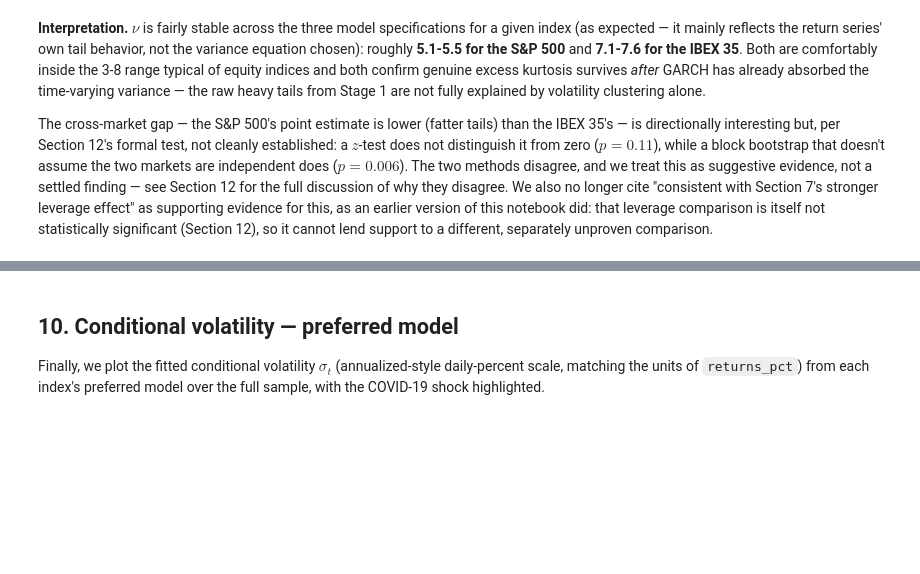
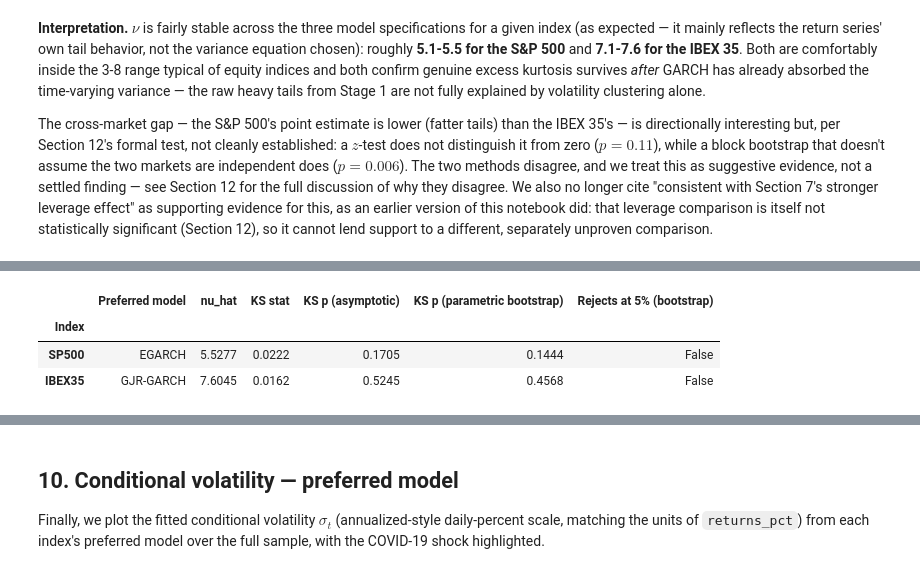
Before and after one commit to MLEIV90/ibex-garch-risk, a Jupyter notebook: notebooks/03_garch_family.ipynb, the cells around one changed output, grey strips where cells are left out. Saved outputs shown, nothing was run; the diff lists cells and outputs as text; code cells hidden in the pictures; blank space fills up the shorter version.

```diff
--- a/notebooks/03_garch_family.ipynb
+++ b/notebooks/03_garch_family.ipynb
@@ -508,3 +554,51 @@ diagnostics_df.round(4)
+# %%
+from scipy.optimize import minimize_scalar
+
+
+def std_t_nll(nu, data):
+    """Negative log-likelihood of the variance-standardized Student-t."""
+    c = np.sqrt((nu - 2) / nu)
+    return -np.sum(stats.t.logpdf(data / c, df=nu) - np.log(c))
+
+
+def fit_std_t_nu(data, bounds=(2.05, 60)):
+    return minimize_scalar(std_t_nll, bounds=bounds, args=(data,), method="bounded").x
+
+
+N_BOOT_KS = 2_000
+KS_BOOT_SEED = 20260717
+
+ks_boot_rows = []
+for idx, model in preferred.items():
+    res = results[(idx, model)]
+    std_resid = res.std_resid.dropna().values
+    n_obs = len(std_resid)
+    nu_hat = res.params["nu"]
+    c_hat = np.sqrt((nu_hat - 2) / nu_hat)
+    ks_obs = stats.kstest(std_resid, lambda x: std_t_cdf(x, nu_hat)).statistic
+
+    rng = np.random.default_rng(KS_BOOT_SEED)
+    boot_ks = np.empty(N_BOOT_KS)
+    for b in range(N_BOOT_KS):
+        sim = stats.t.rvs(df=nu_hat, size=n_obs, random_state=rng) * c_hat
+        nu_sim = fit_std_t_nu(sim)
+        boot_ks[b] = stats.kstest(sim, lambda x: std_t_cdf(x, nu_sim)).statistic
+
+    p_boot = (np.sum(boot_ks >= ks_obs) + 1) / (N_BOOT_KS + 1)
+    ks_boot_rows.append({
+        "Index": idx, "Preferred model": model, "nu_hat": nu_hat,
+        "KS stat": ks_obs, "KS p (asymptotic)": diagnostics_df.loc[idx, "KS p-value (asymptotic)"],
+        "KS p (parametric bootstrap)": p_boot,
+        "Rejects at 5% (bootstrap)": p_boot < 0.05,
+    })
+
+ks_boot_df = pd.DataFrame(ks_boot_rows).set_index("Index")
+ks_boot_df.round(4)
+# %% [output]
+|  | Preferred model | nu_hat | KS stat | KS p (asymptotic) | KS p (parametric bootstrap) | Rejects at 5% (bootstrap) |
+| Index |  |  |  |  |  |  |
+| SP500 | EGARCH | 5.5277 | 0.0222 | 0.1705 | 0.1444 | False |
+| IBEX35 | GJR-GARCH | 7.6045 | 0.0162 | 0.5245 | 0.4568 | False |
 # %% [markdown]
 **Interpretation.** AIC selects **EGARCH for the S&P 500** and **GJR-GARCH
 for the IBEX 35** (BIC agrees with both choices, confirming they're not
```
Also changed, not shown: parts of 7 cells of this notebook, 1 other file.
